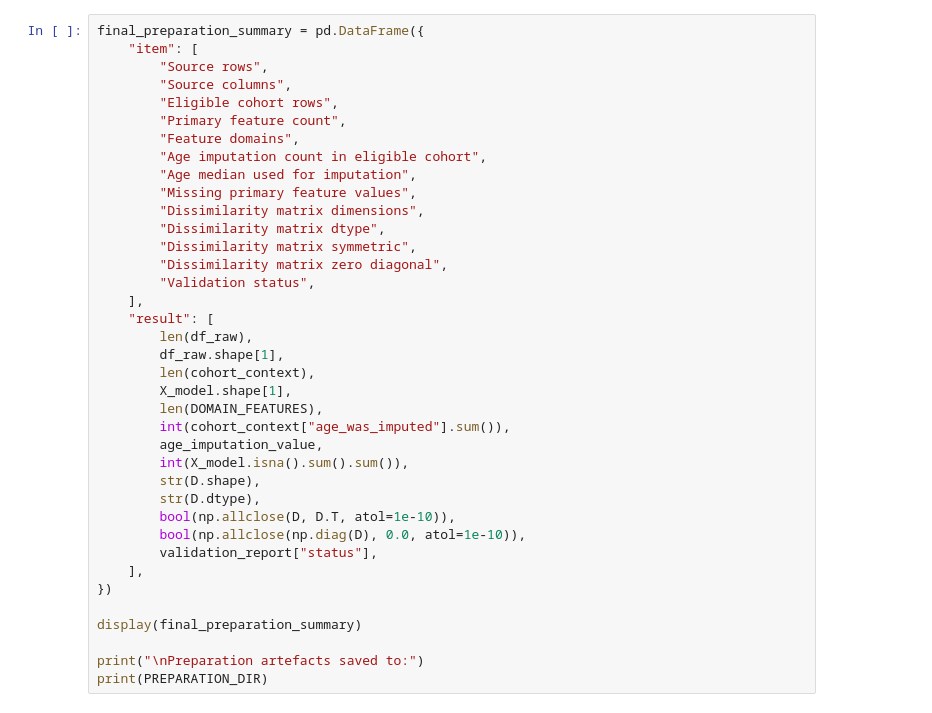
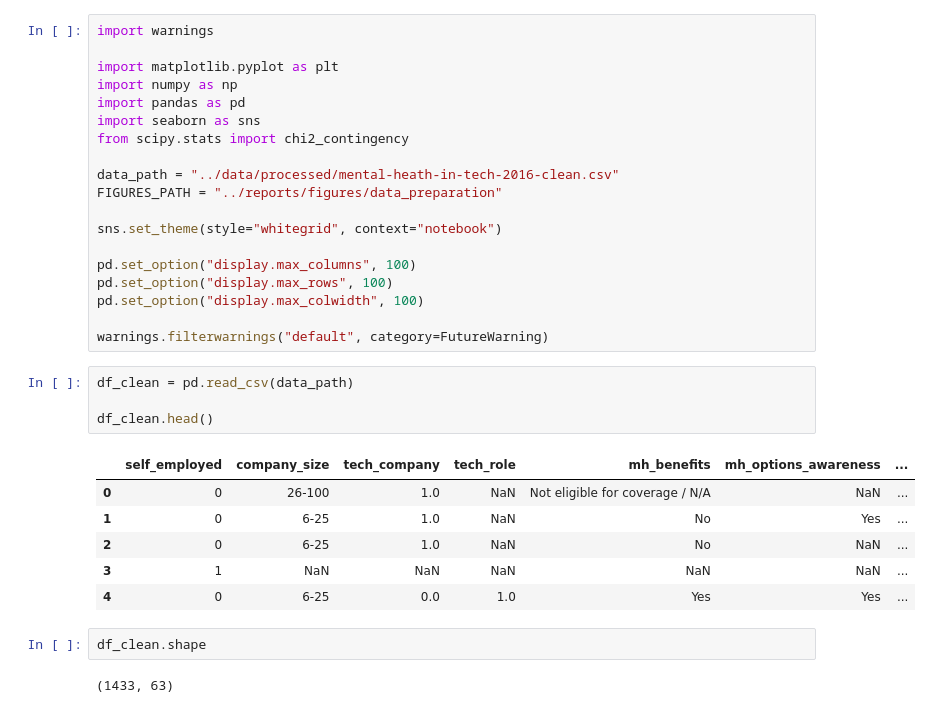
Before and after one commit to CyrilCele/osmi-mental-health-data-clustering, a Jupyter notebook: notebooks/02_data_preparation.ipynb, the cells around one changed output. Cells and saved outputs as stored; diff of their text form.

```diff
--- a/notebooks/02_data_preparation.ipynb
+++ b/notebooks/02_data_preparation.ipynb
@@ -1431,38 +1,34 @@ The preparation artefacts are complete when all validation assertions pass and t
-# %%
-final_preparation_summary = pd.DataFrame({
-    "item": [
-        "Source rows",
-        "Source columns",
-        "Eligible cohort rows",
-        "Primary feature count",
-        "Feature domains",
-        "Age imputation count in eligible cohort",
-        "Age median used for imputation",
-        "Missing primary feature values",
-        "Dissimilarity matrix dimensions",
-        "Dissimilarity matrix dtype",
-        "Dissimilarity matrix symmetric",
-        "Dissimilarity matrix zero diagonal",
-        "Validation status",
-    ],
-    "result": [
-        len(df_raw),
-        df_raw.shape[1],
-        len(cohort_context),
-        X_model.shape[1],
-        len(DOMAIN_FEATURES),
-        int(cohort_context["age_was_imputed"].sum()),
-        age_imputation_value,
-        int(X_model.isna().sum().sum()),
-        str(D.shape),
-        str(D.dtype),
-        bool(np.allclose(D, D.T, atol=1e-10)),
-        bool(np.allclose(np.diag(D), 0.0, atol=1e-10)),
-        validation_report["status"],
-    ],
-})
-
-display(final_preparation_summary)
-
-print("\nPreparation artefacts saved to:")
-print(PREPARATION_DIR)
+# %%
+import warnings
+
+import matplotlib.pyplot as plt
+import numpy as np
+import pandas as pd
+import seaborn as sns
+from scipy.stats import chi2_contingency
+
+data_path = "../data/processed/mental-heath-in-tech-2016-clean.csv"
+FIGURES_PATH = "../reports/figures/data_preparation"
+
+sns.set_theme(style="whitegrid", context="notebook")
+
+pd.set_option("display.max_columns", 100)
+pd.set_option("display.max_rows", 100)
+pd.set_option("display.max_colwidth", 100)
+
+warnings.filterwarnings("default", category=FutureWarning)
+# %%
+df_clean = pd.read_csv(data_path)
+
+df_clean.head()
+# %% [output]
+|  | self_employed | company_size | tech_company | tech_role | mh_benefits | mh_options_awareness | ... |
+| 0 | 0 | 26-100 | 1.0 | NaN | Not eligible for coverage / N/A | NaN | ... |
+| 1 | 0 | 6-25 | 1.0 | NaN | No | Yes | ... |
+| 2 | 0 | 6-25 | 1.0 | NaN | No | NaN | ... |
+| 3 | 1 | NaN | NaN | NaN | NaN | NaN | ... |
+| 4 | 0 | 6-25 | 0.0 | 1.0 | Yes | Yes | ... |
+# %%
+df_clean.shape
+# %% [output]
+(1433, 63)
```
Also changed, not shown: parts of 78 cells of this notebook, 9 other files.
